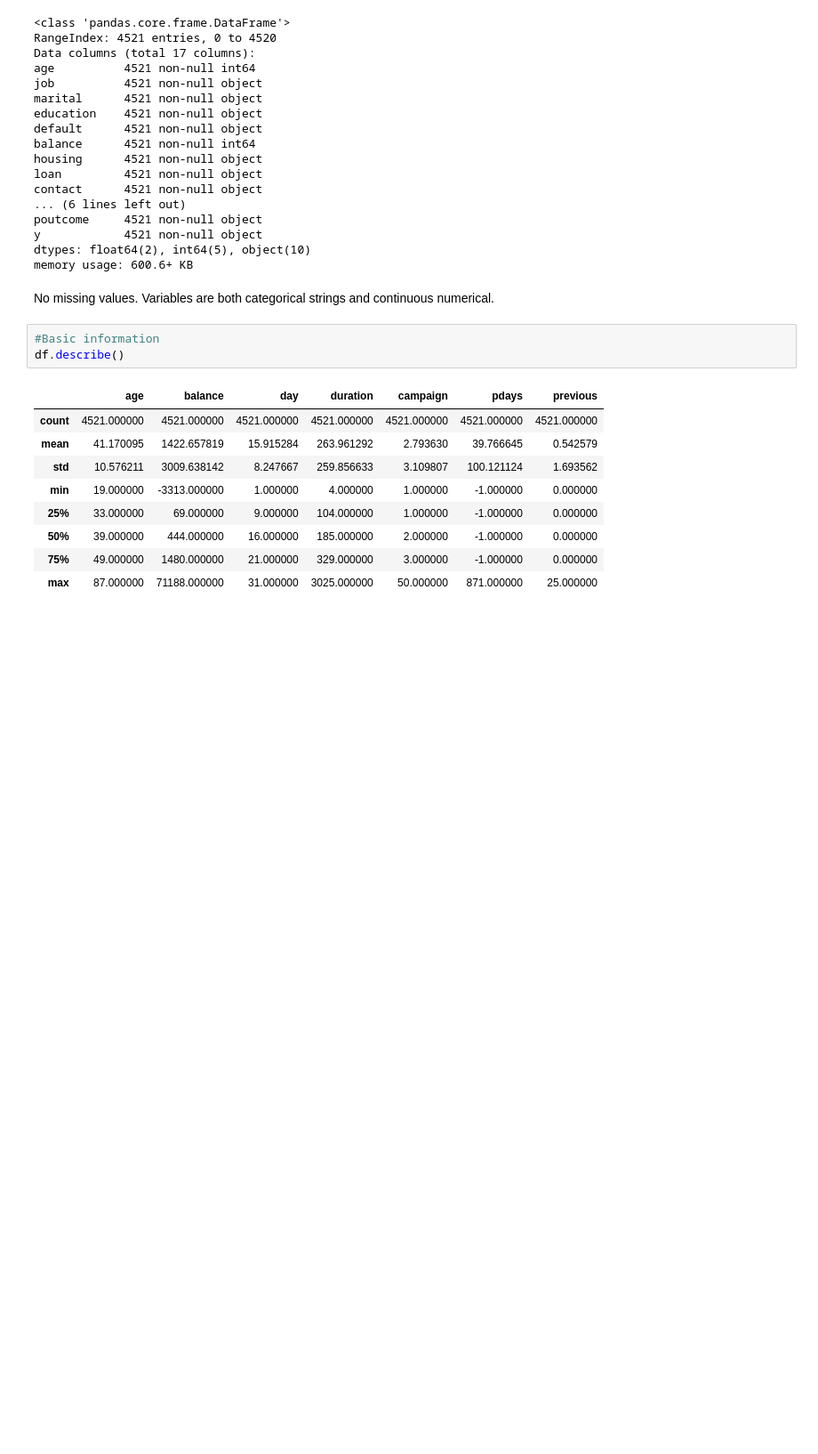
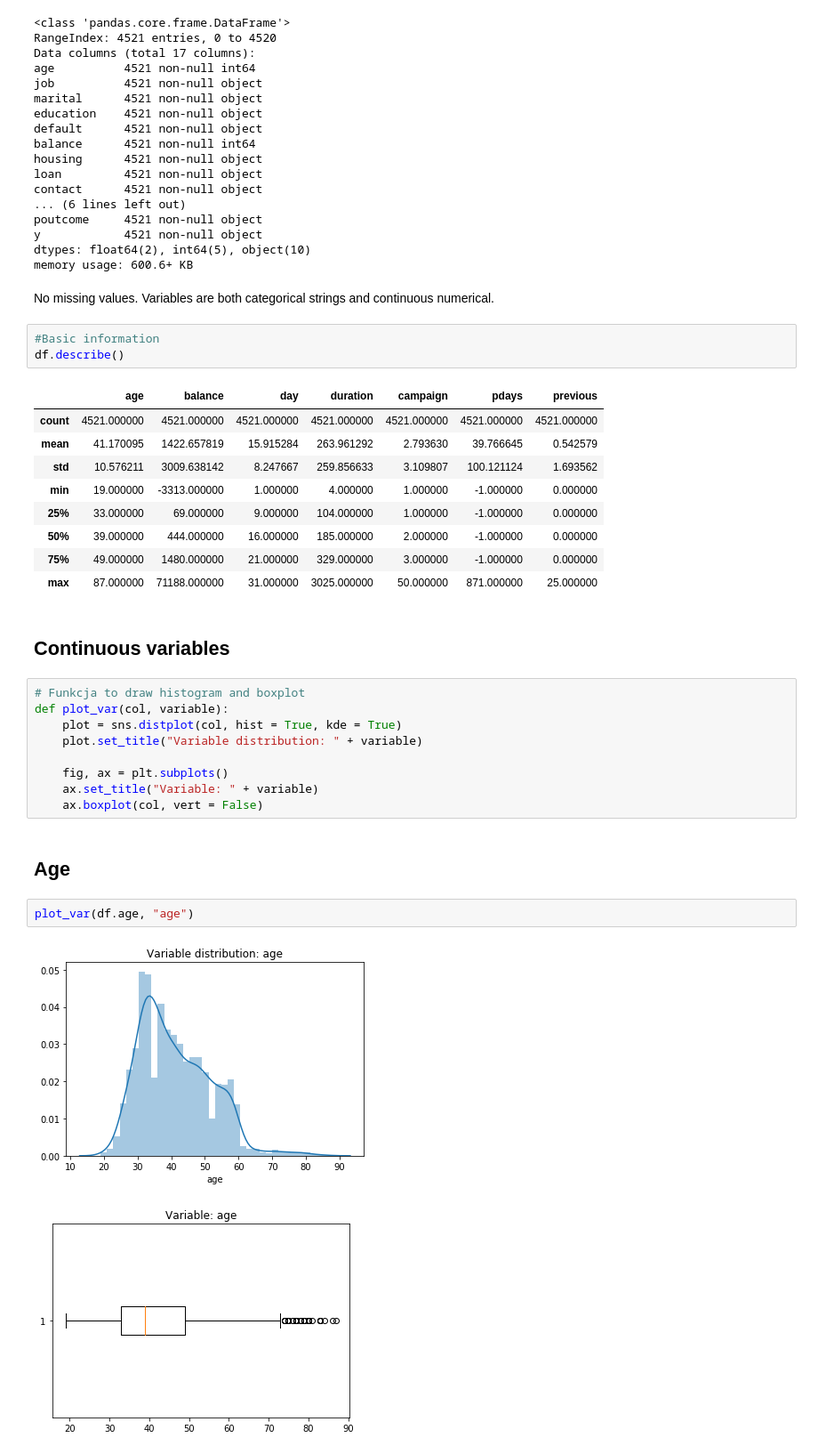
Before and after one commit to okcze/WUM-project-1, a Jupyter notebook: exploration.ipynb, the cells around one changed output. Shown: that part at 89% size. Drawn from its saved outputs; the diff is of its cells as text; blank space fills up the shorter version.

```diff
--- a/exploration.ipynb
+++ b/exploration.ipynb
@@ -50,3 +50,21 @@ df.describe()
 | 50% | 39.000000 | 444.000000 | 16.000000 | 185.000000 | 2.000000 | -1.000000 | 0.000000 |
 | 75% | 49.000000 | 1480.000000 | 21.000000 | 329.000000 | 3.000000 | -1.000000 | 0.000000 |
 | max | 87.000000 | 71188.000000 | 31.000000 | 3025.000000 | 50.000000 | 871.000000 | 25.000000 |
+# %% [markdown]
+## Continuous variables
+# %%
+# Funkcja to draw histogram and boxplot
+def plot_var(col, variable):
+    plot = sns.distplot(col, hist = True, kde = True)
+    plot.set_title("Variable distribution: " + variable)
+
+    fig, ax = plt.subplots()
+    ax.set_title("Variable: " + variable)
+    ax.boxplot(col, vert = False)
+# %% [markdown]
+## Age
+# %%
+plot_var(df.age, "age")
+# %% [output]
+[figure, added]
+[figure, added]
```
Also changed, not shown: parts of 25 cells of this notebook.
